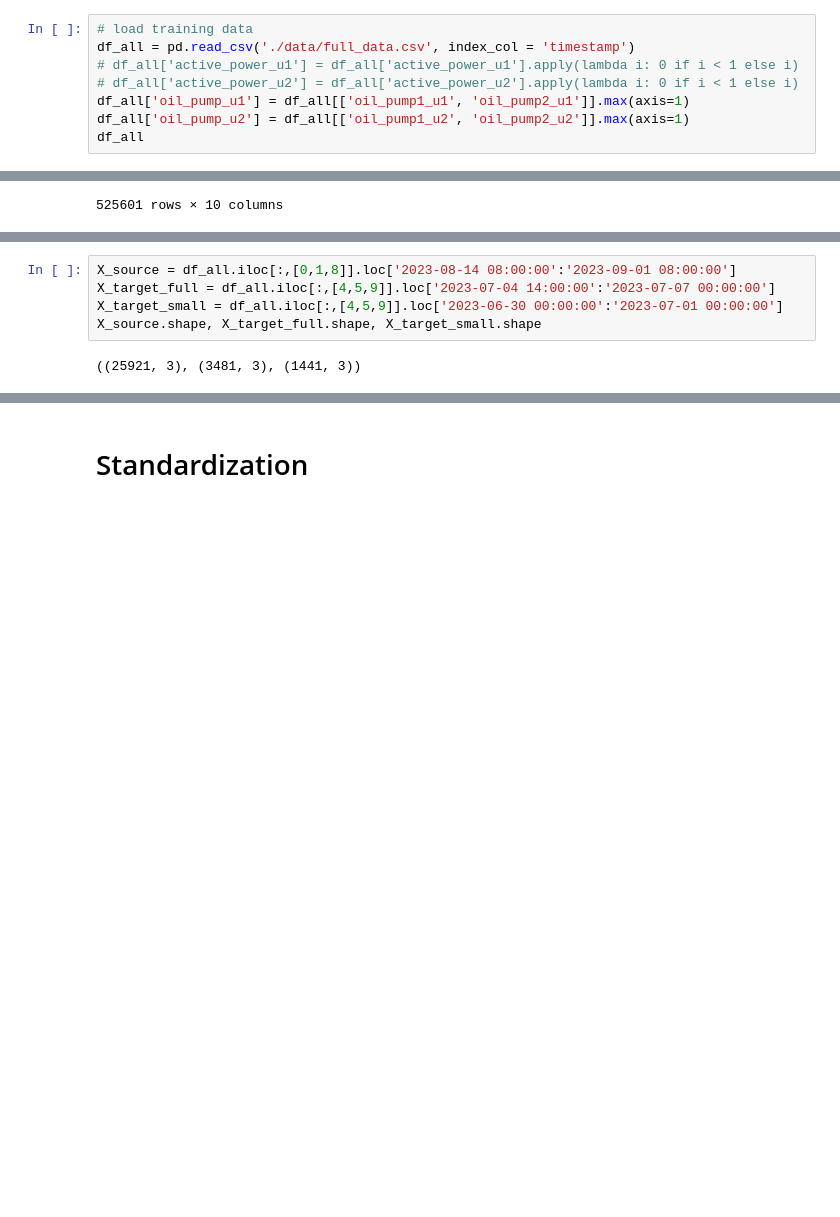
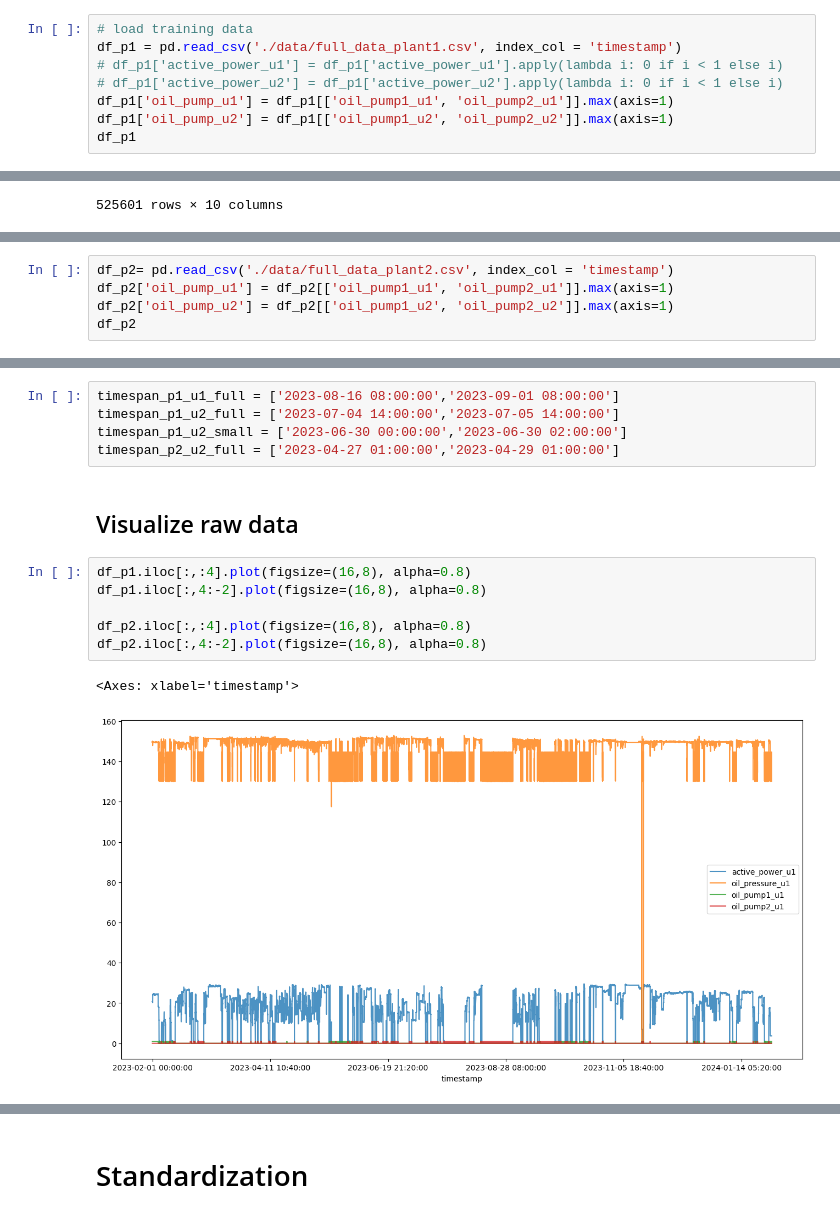
Before and after one commit to xiazong-fortum/TL-NAB, a Jupyter notebook: transfer_learning/model_training.ipynb, the cells around one changed output, grey strips where cells are left out. Saved outputs shown, nothing was run; the diff lists cells and outputs as text; blank space fills up the shorter version.

Commit message:
add transfer from a new plant; update the implementation of NAB scorer

```diff
--- a/transfer_learning/model_training.ipynb
+++ b/transfer_learning/model_training.ipynb
@@ -43,11 +48,11 @@ cuda
 # %%
 # load training data
-df_all = pd.read_csv('./data/full_data.csv', index_col = 'timestamp')
-# df_all['active_power_u1'] = df_all['active_power_u1'].apply(lambda i: 0 if i < 1 else i)
-# df_all['active_power_u2'] = df_all['active_power_u2'].apply(lambda i: 0 if i < 1 else i)
-df_all['oil_pump_u1'] = df_all[['oil_pump1_u1', 'oil_pump2_u1']].max(axis=1)
-df_all['oil_pump_u2'] = df_all[['oil_pump1_u2', 'oil_pump2_u2']].max(axis=1)
-df_all
+df_p1 = pd.read_csv('./data/full_data_plant1.csv', index_col = 'timestamp')
+# df_p1['active_power_u1'] = df_p1['active_power_u1'].apply(lambda i: 0 if i < 1 else i)
+# df_p1['active_power_u2'] = df_p1['active_power_u2'].apply(lambda i: 0 if i < 1 else i)
+df_p1['oil_pump_u1'] = df_p1[['oil_pump1_u1', 'oil_pump2_u1']].max(axis=1)
+df_p1['oil_pump_u2'] = df_p1[['oil_pump1_u2', 'oil_pump2_u2']].max(axis=1)
+df_p1
 # %% [output]
 |  | active_power_u1 | oil_pressure_u1 | oil_pump1_u1 | oil_pump2_u1 | active_power_u2 | oil_pressure_u2 | ... |
 | timestamp |  |  |  |  |  |  | ... |
@@ -70,0 +71,5 @@ df_all.plot(figsize=(16,8))
+# %%
+df_p2= pd.read_csv('./data/full_data_plant2.csv', index_col = 'timestamp')
+df_p2['oil_pump_u1'] = df_p2[['oil_pump1_u1', 'oil_pump2_u1']].max(axis=1)
+df_p2['oil_pump_u2'] = df_p2[['oil_pump1_u2', 'oil_pump2_u2']].max(axis=1)
+df_p2
@@ -71,7 +91,16 @@ df_all.plot(figsize=(16,8))
 # %%
-X_source = df_all.iloc[:,[0,1,8]].loc['2023-08-14 08:00:00':'2023-09-01 08:00:00']
-X_target_full = df_all.iloc[:,[4,5,9]].loc['2023-07-04 14:00:00':'2023-07-07 00:00:00']
-X_target_small = df_all.iloc[:,[4,5,9]].loc['2023-06-30 00:00:00':'2023-07-01 00:00:00']
-X_source.shape, X_target_full.shape, X_target_small.shape
+timespan_p1_u1_full = ['2023-08-16 08:00:00','2023-09-01 08:00:00']
+timespan_p1_u2_full = ['2023-07-04 14:00:00','2023-07-05 14:00:00']
+timespan_p1_u2_small = ['2023-06-30 00:00:00','2023-06-30 02:00:00']
+timespan_p2_u2_full = ['2023-04-27 01:00:00','2023-04-29 01:00:00']
-# %% [output]
-((25921, 3), (3481, 3), (1441, 3))
+# %% [markdown]
+## Visualize raw data
+# %%
+df_p1.iloc[:,:4].plot(figsize=(16,8), alpha=0.8)
+df_p1.iloc[:,4:-2].plot(figsize=(16,8), alpha=0.8)
+
+df_p2.iloc[:,:4].plot(figsize=(16,8), alpha=0.8)
+df_p2.iloc[:,4:-2].plot(figsize=(16,8), alpha=0.8)
+# %% [output]
+<Axes: xlabel='timestamp'>
+[figure, added]
```
Also changed, not shown: parts of 44 cells of this notebook, 33 other files.
